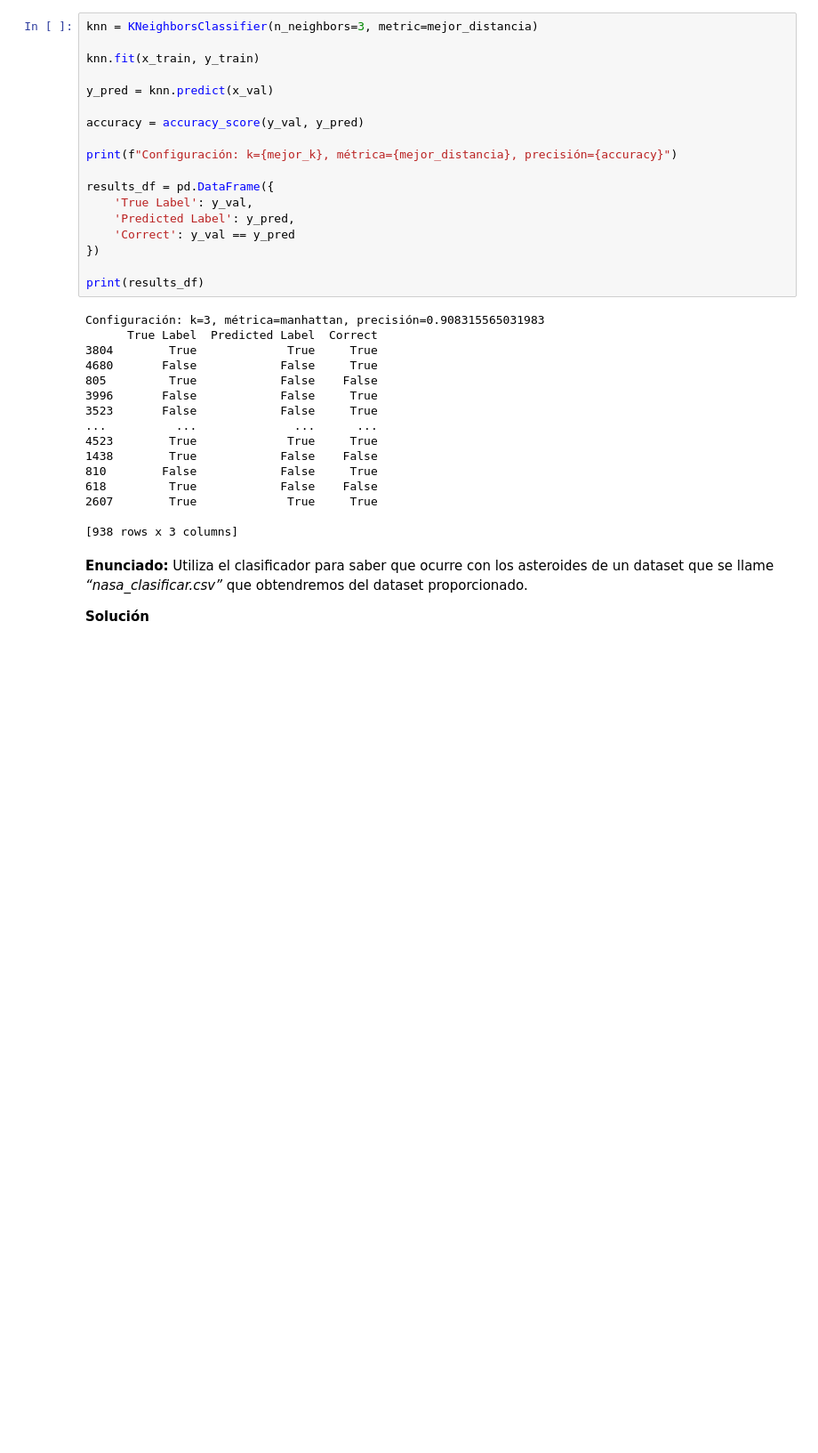
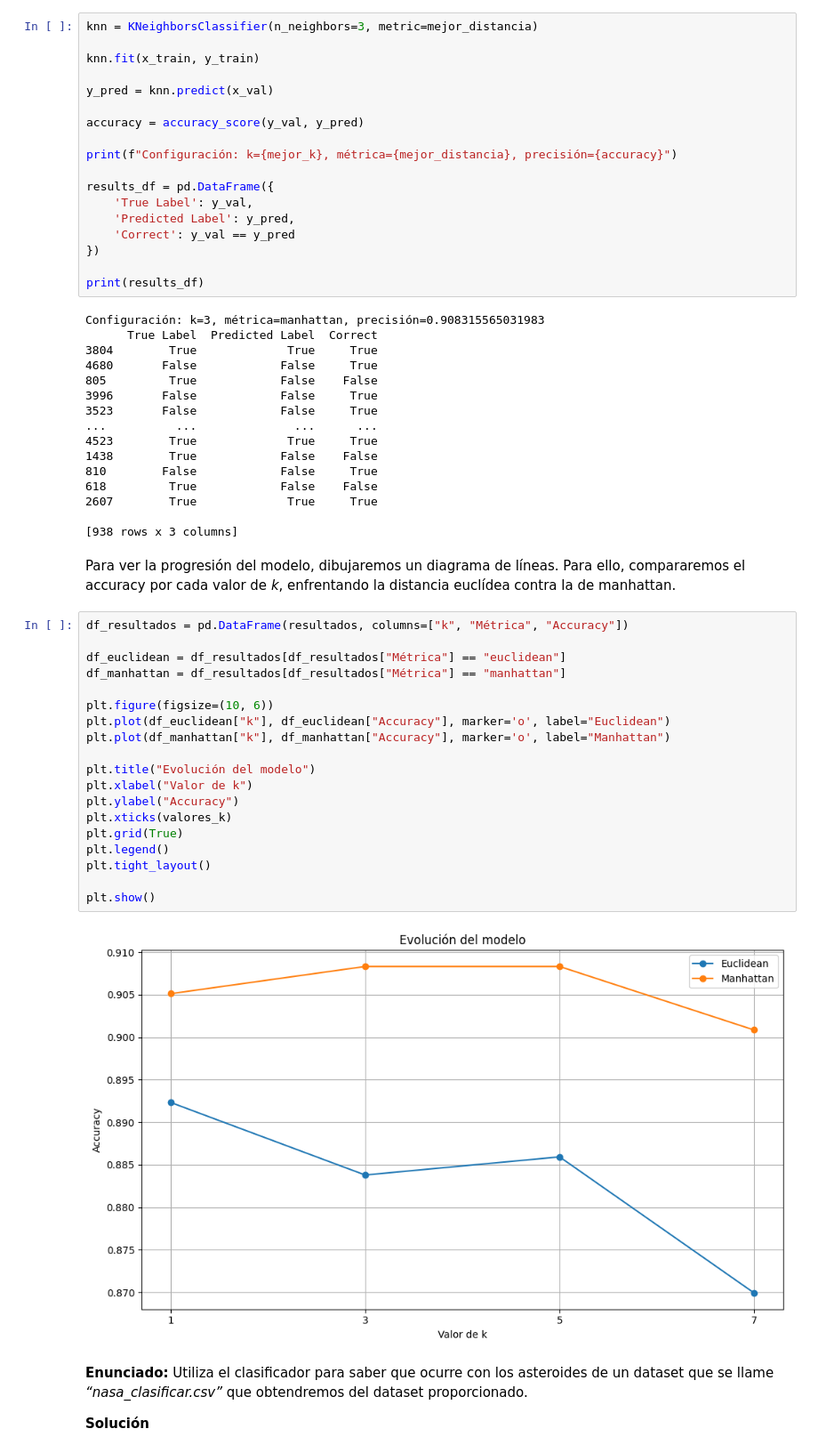
Before and after one commit to Carmoruda/Data_Mining, a Jupyter notebook: LAB03/Practica_1_GRUPOC5.ipynb, the cells around one changed output. Shown at 89% size. Cells and saved outputs as stored; diff of their text form; blank space fills up the shorter version.

```diff
--- a/LAB03/Practica_1_GRUPOC5.ipynb
+++ b/LAB03/Practica_1_GRUPOC5.ipynb
@@ -144,6 +144,29 @@ Configuración: k=3, métrica=manhattan, precisión=0.908315565031983
 2607        True             True     True
 
 [938 rows x 3 columns]
+# %% [markdown]
+Para ver la progresión del modelo, dibujaremos un diagrama de líneas. Para ello, compararemos el accuracy por cada valor de *k*, enfrentando la distancia euclídea contra la de manhattan.
+# %%
+df_resultados = pd.DataFrame(resultados, columns=["k", "Métrica", "Accuracy"])
+
+df_euclidean = df_resultados[df_resultados["Métrica"] == "euclidean"]
+df_manhattan = df_resultados[df_resultados["Métrica"] == "manhattan"]
+
+plt.figure(figsize=(10, 6))
+plt.plot(df_euclidean["k"], df_euclidean["Accuracy"], marker='o', label="Euclidean")
+plt.plot(df_manhattan["k"], df_manhattan["Accuracy"], marker='o', label="Manhattan")
+
+plt.title("Evolución del modelo")
+plt.xlabel("Valor de k")
+plt.ylabel("Accuracy")
+plt.xticks(valores_k)
+plt.grid(True)
+plt.legend()
+plt.tight_layout()
+
+plt.show()
+# %% [output]
+[figure, added]
 # %% [markdown]
 **Enunciado:** Utiliza el clasificador para saber que ocurre con los asteroides de un dataset que se llame *“nasa_clasificar.csv”* que obtendremos del dataset proporcionado.
 
```
